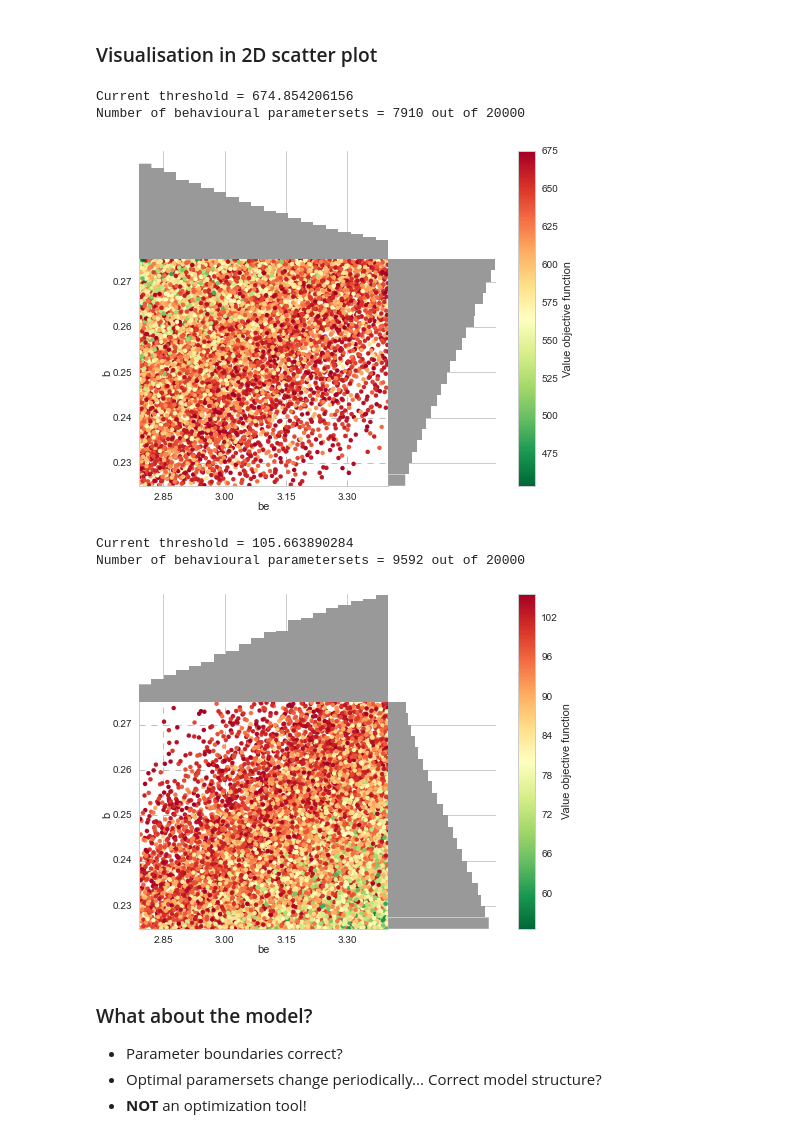
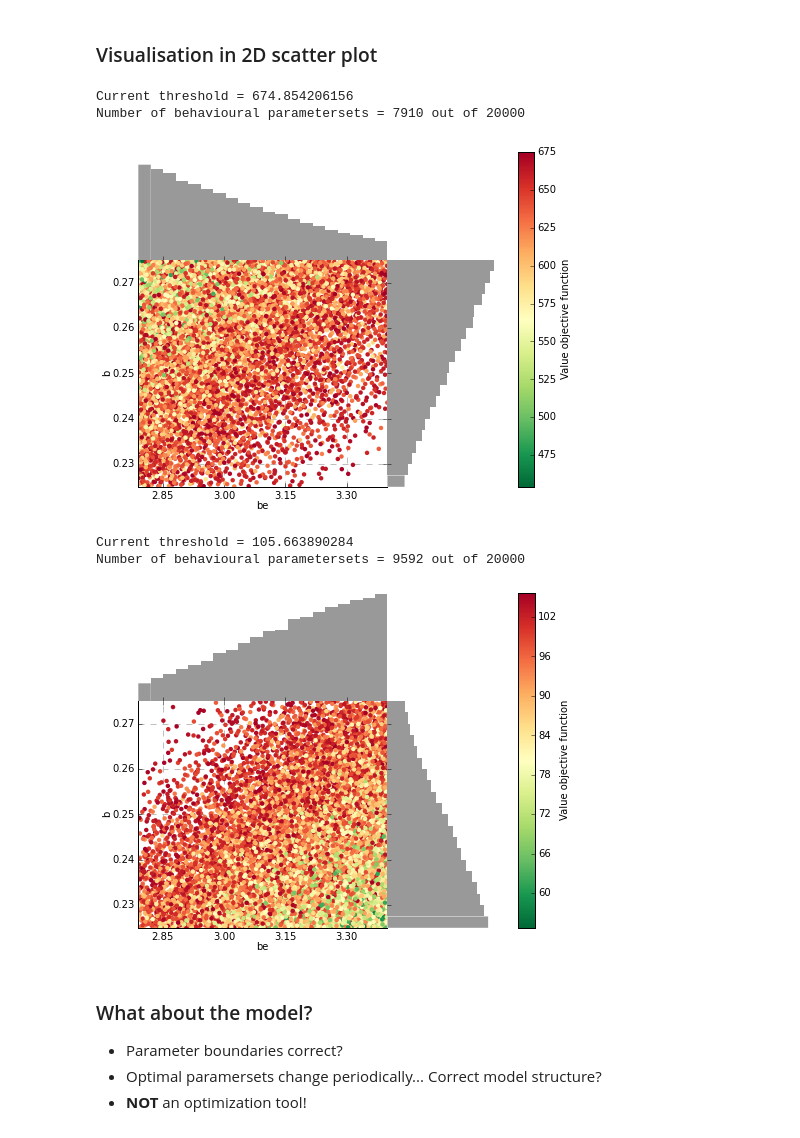
Before and after one commit to stijnvanhoey/EGU2015, a Jupyter notebook: EGU2015_FOSS_notebooks.ipynb, the cells around one changed output. Saved outputs shown, nothing was run; the diff lists cells and outputs as text; code cells hidden in the pictures.

```diff
--- a/EGU2015_FOSS_notebooks.ipynb
+++ b/EGU2015_FOSS_notebooks.ipynb
@@ -4,8 +4,8 @@
 import matplotlib.pyplot as plt
 import numpy as np
 import pandas as pd
-import seaborn as sns
-sns.set_style('whitegrid')
+#import seaborn as sns
+#sns.set_style('whitegrid')
 from IPython.display import Image, display
 # %% [markdown]
 <h1><div align='left'> Open Source can improve current scientific practice</div></h1>
@@ -162,23 +158,23 @@ objective_functions = create_seasonOF(modelled, measured)
 # %%
 from scatter_hist_season import create_scatterhist
 # %%
-scatter = create_scatterhist(pars, 2, 1, objective_functions, names,
+scatter = create_scatterhist(pars, 'be', 'b', objective_functions,
                                             objective_function='SSE',
                                             threshold=0.4,
                                             season = 'Winter')
 # %% [output]
 Current threshold = 674.854206156
 Number of behavioural parametersets = 7910 out of 20000
-[figure, old version]
+[figure, new version]
 # %%
-scatter = create_scatterhist(pars, 2, 1, objective_functions, names,
+scatter = create_scatterhist(pars, 'be', 'b', objective_functions,
                                             objective_function='SSE',
                                             threshold=0.4,
                                             season = 'Spring')
 # %% [output]
 Current threshold = 105.663890284
 Number of behavioural parametersets = 9592 out of 20000
-[figure, old version]
+[figure, new version]
 # %% [markdown]
 ### What about the model?
 
```
Also changed, not shown: parts of 6 cells of this notebook, 4 other files.
